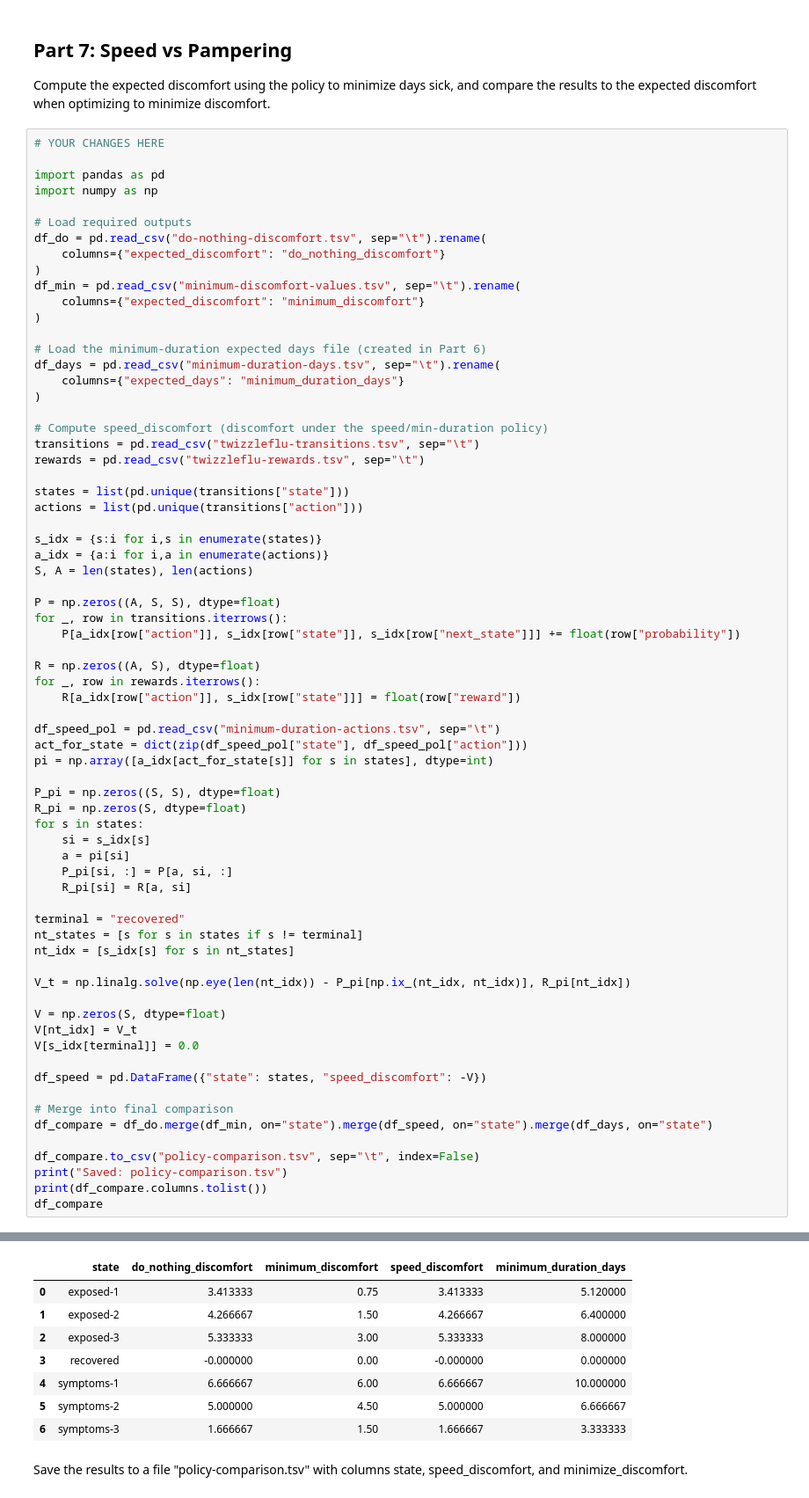
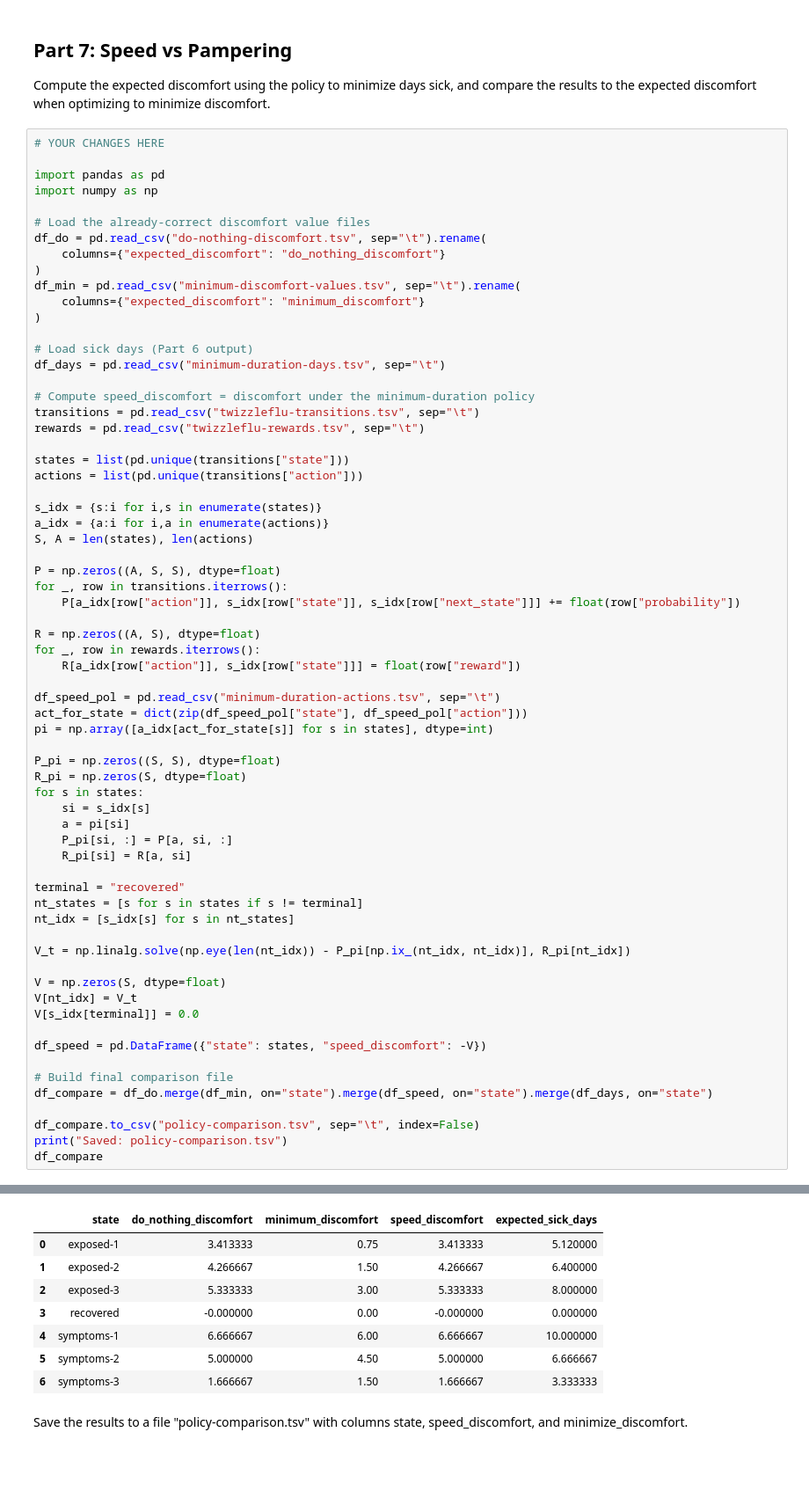
Before and after one commit to auwineza/Mod8-Week6, a Jupyter notebook: OMDS-Mod8-Week6-Uwineza-Annick.ipynb, the cells around one changed output, grey strips where cells are left out. Shown at 88% size. Saved outputs shown, nothing was run; the diff lists cells and outputs as text; blank space fills up the shorter version.

```diff
--- a/OMDS-Mod8-Week6-Uwineza-Annick.ipynb
+++ b/OMDS-Mod8-Week6-Uwineza-Annick.ipynb
@@ -518,7 +516,7 @@ Compute the expected discomfort using the policy to minimize days sick, and comp
 import pandas as pd
 import numpy as np
 
-# Load required outputs
+# Load the already-correct discomfort value files
 df_do = pd.read_csv("do-nothing-discomfort.tsv", sep="\t").rename(
     columns={"expected_discomfort": "do_nothing_discomfort"}
 )
@@ -526,12 +524,10 @@ df_min = pd.read_csv("minimum-discomfort-values.tsv", sep="\t").rename(
     columns={"expected_discomfort": "minimum_discomfort"}
 )
 
-# Load the minimum-duration expected days file (created in Part 6)
-df_days = pd.read_csv("minimum-duration-days.tsv", sep="\t").rename(
-    columns={"expected_days": "minimum_duration_days"}
-)
+# Load sick days (Part 6 output)
+df_days = pd.read_csv("minimum-duration-days.tsv", sep="\t")
 
-# Compute speed_discomfort (discomfort under the speed/min-duration policy)
+# Compute speed_discomfort = discomfort under the minimum-duration policy
 transitions = pd.read_csv("twizzleflu-transitions.tsv", sep="\t")
 rewards = pd.read_csv("twizzleflu-rewards.tsv", sep="\t")
 
@@ -574,12 +570,11 @@ V[s_idx[terminal]] = 0.0
 
 df_speed = pd.DataFrame({"state": states, "speed_discomfort": -V})
 
-# Merge into final comparison
+# Build final comparison file
 df_compare = df_do.merge(df_min, on="state").merge(df_speed, on="state").merge(df_days, on="state")
 
 df_compare.to_csv("policy-comparison.tsv", sep="\t", index=False)
 print("Saved: policy-comparison.tsv")
-print(df_compare.columns.tolist())
 df_compare
 # %% [output]
 Saved: policy-comparison.tsv
@@ -587,4 +581,4 @@ Saved: policy-comparison.tsv
-|  | state | do_nothing_discomfort | minimum_discomfort | speed_discomfort | minimum_duration_days |
+|  | state | do_nothing_discomfort | minimum_discomfort | speed_discomfort | expected_sick_days |
 | 0 | exposed-1 | 3.413333 | 0.75 | 3.413333 | 5.120000 |
 | 1 | exposed-2 | 4.266667 | 1.50 | 4.266667 | 6.400000 |
 | 2 | exposed-3 | 5.333333 | 3.00 | 5.333333 | 8.000000 |
```
Also changed, not shown: parts of 2 cells of this notebook, 3 other files.
